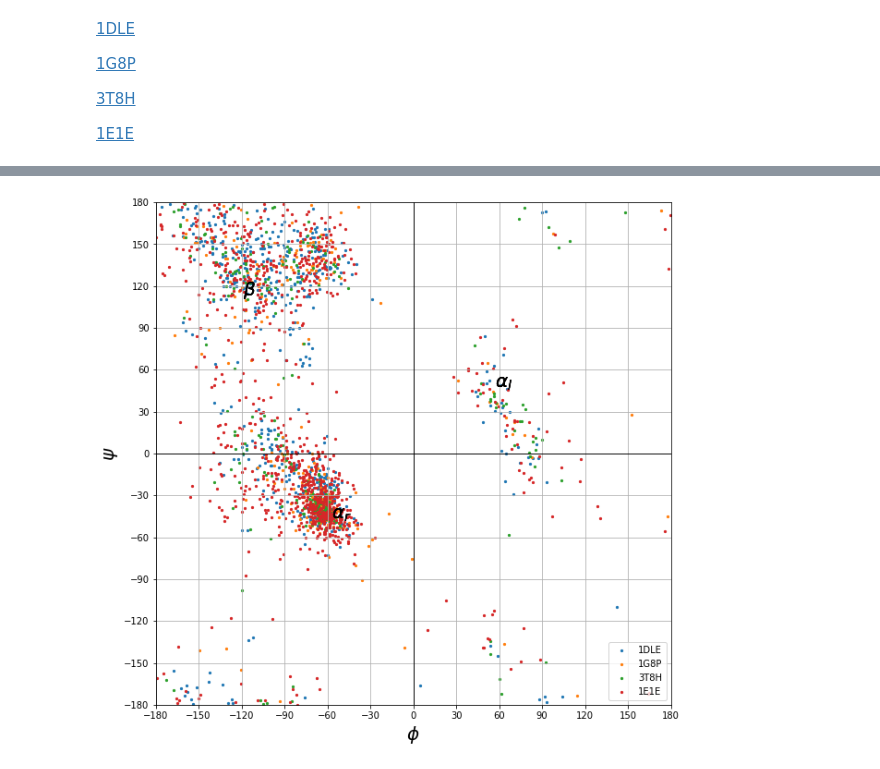
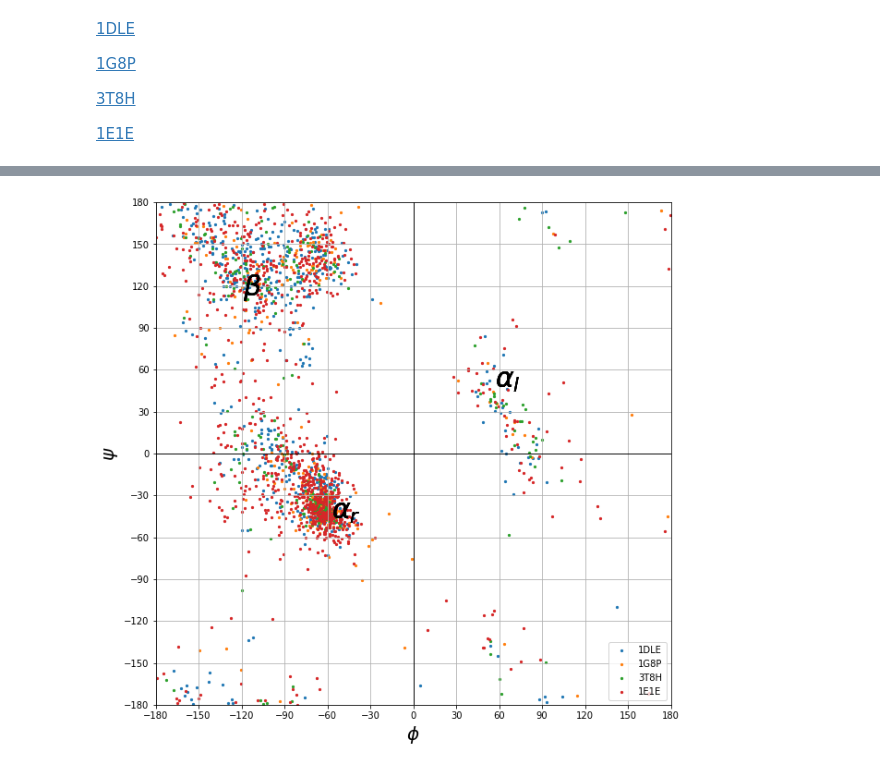
Before and after one commit to DT6A/JBRamachandran, a Jupyter notebook: JBRamachandran.ipynb, the cells around one changed output, grey strips where cells are left out. Saved outputs shown, nothing was run; the diff lists cells and outputs as text; code cells hidden in the pictures.

```diff
--- a/JBRamachandran.ipynb
+++ b/JBRamachandran.ipynb
@@ -27,11 +24,11 @@ rad_to_deg_scale = 180 / pi
     psis -- array of psis angles
     show -- show plot at the end of function
     title -- plot title
-    legned -- dots legend
+    label -- dots label
   Returns: None
 '''
-def drawRamachandran(phis, psis, show=True, title=None, legend=None):
-  plt.scatter(phis, psis, s=5, label=legend)
+def drawRamachandran(phis, psis, show=True, title=None, label=None):
+  plt.scatter(phis, psis, s=5, label=label)
   plt.title(title)
   plt.xlabel('$\phi$', fontsize=20)
   plt.ylabel('$\psi$', fontsize=20)
@@ -42,9 +39,9 @@ def drawRamachandran(phis, psis, show=True, title=None, legend=None):
   plt.xticks(np.arange(-180, 181, 30))
   plt.yticks(np.arange(-180, 181, 30))
   plt.grid(True)
-  plt.annotate(r'$\alpha_r$', (-57, -47), c='black', fontsize=20)
-  plt.annotate(r'$\beta$', (-119, 113), c='black', fontsize=20)
-  plt.annotate(r'$\alpha_l$', (57, 47), c='black', fontsize=20)
+  plt.annotate(r'$\alpha_r$', (-57, -47), c='black', fontsize=30)
+  plt.annotate(r'$\beta$', (-119, 113), c='black', fontsize=30)
+  plt.annotate(r'$\alpha_l$', (57, 47), c='black', fontsize=30)
   if show:
     plt.show()
 
@@ -127,8 +124,8 @@ for file in files:
 # %%
 for file in files:
   angles = processFile(file)
-  drawRamachandran(angles[0], angles[1], legend=file[:-4].upper(), show=False)
+  drawRamachandran(angles[0], angles[1], label=file[:-4].upper(), show=False)
 plt.legend()
 plt.show()
 # %% [output]
-[figure, old version]
+[figure, new version]
```
Also changed, not shown: parts of 2 cells of this notebook.
